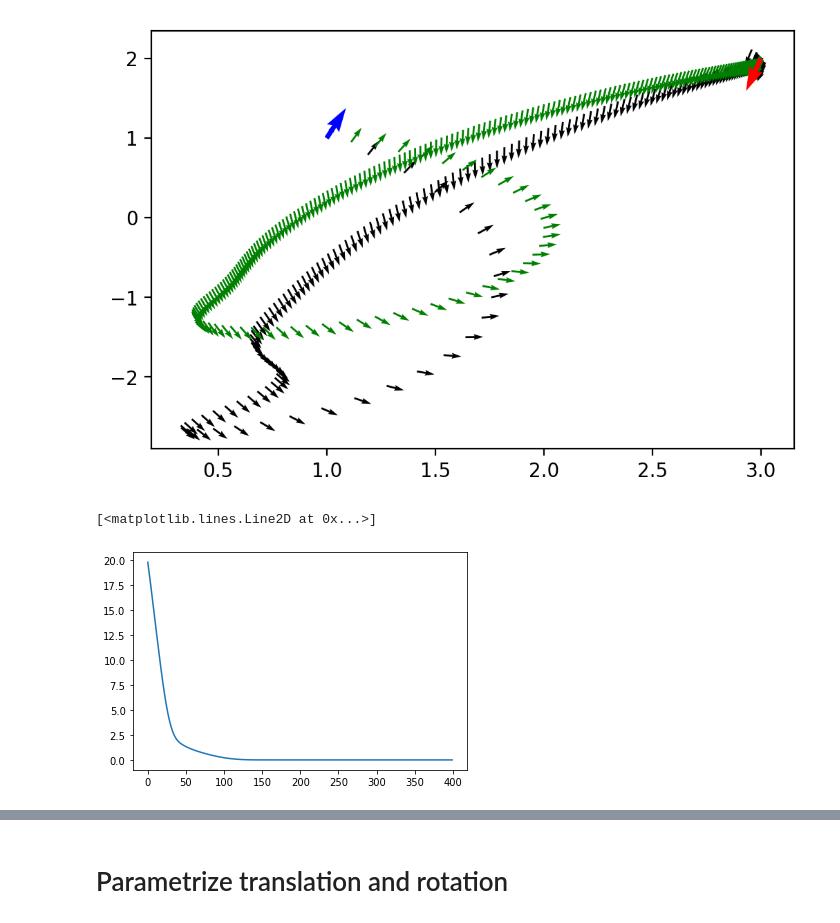
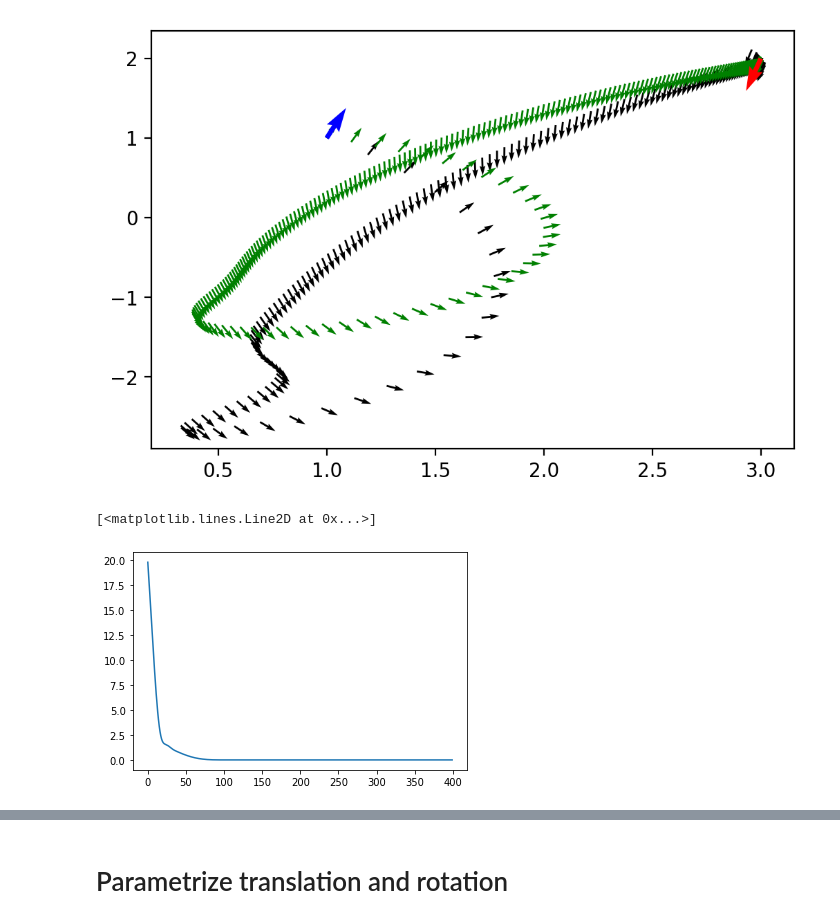
Before and after one commit to MisterMap/imap-pytorch, a Jupyter notebook: notebook/position_opitmizer.ipynb, the cells around one changed output, grey strips where cells are left out. Cells and saved outputs as stored; diff of their text form; code cells hidden in the pictures.

Commit message:
Update position optimization

```diff
--- a/notebook/position_opitmizer.ipynb
+++ b/notebook/position_opitmizer.ipynb
@@ -260,26 +262,26 @@ plt.quiver(x[None, 0, 3], x[None, 1, 3], x[None, 0, 0], x[None, 1, 0], color="re
 # %%
 # %%timeit
 
 lie_position_parameter1 = position1.inv().as_se3_parameter()
 
-optimizer = torch.optim.Adam([lie_position_parameter1], lr=5e-2, betas=(0.8, 0.95))
+optimizer = torch.optim.Adam([lie_position_parameter1], lr=1e-1, betas=(0.8, 0.95))
 # optimizer = torch.optim.SGD([lie_position_parameter1], lr=5e-2)
 trajectory = [lie_position_parameter1.group.inv().matrix().cpu().detach().numpy()[0]]
 losses = []
 for i in range(400):
     lie_position_parameter1.grad = None
     points1 = lie_position_parameter1.inv() * points_tensor
     points2 = position2.as_se3_group(False).act(points_tensor)
     loss = torch.mean((points1 - points2) ** 2)
     loss.backward()
     losses.append(loss.item())
     optimizer.step()
     trajectory.append(lie_position_parameter1.group.inv().matrix().cpu().detach().numpy()[0])
 trajectory = np.array(trajectory)
 plt.plot(losses)
 # %% [output]
 [<matplotlib.lines.Line2D at 0x...>]
-[figure, old version]
+[figure, new version]
 # %%
 plt.figure(dpi=200)
 plt.quiver(trajectory[:, 0, 3], trajectory[:, 1, 3],
```
Also changed, not shown: parts of 17 cells of this notebook.
